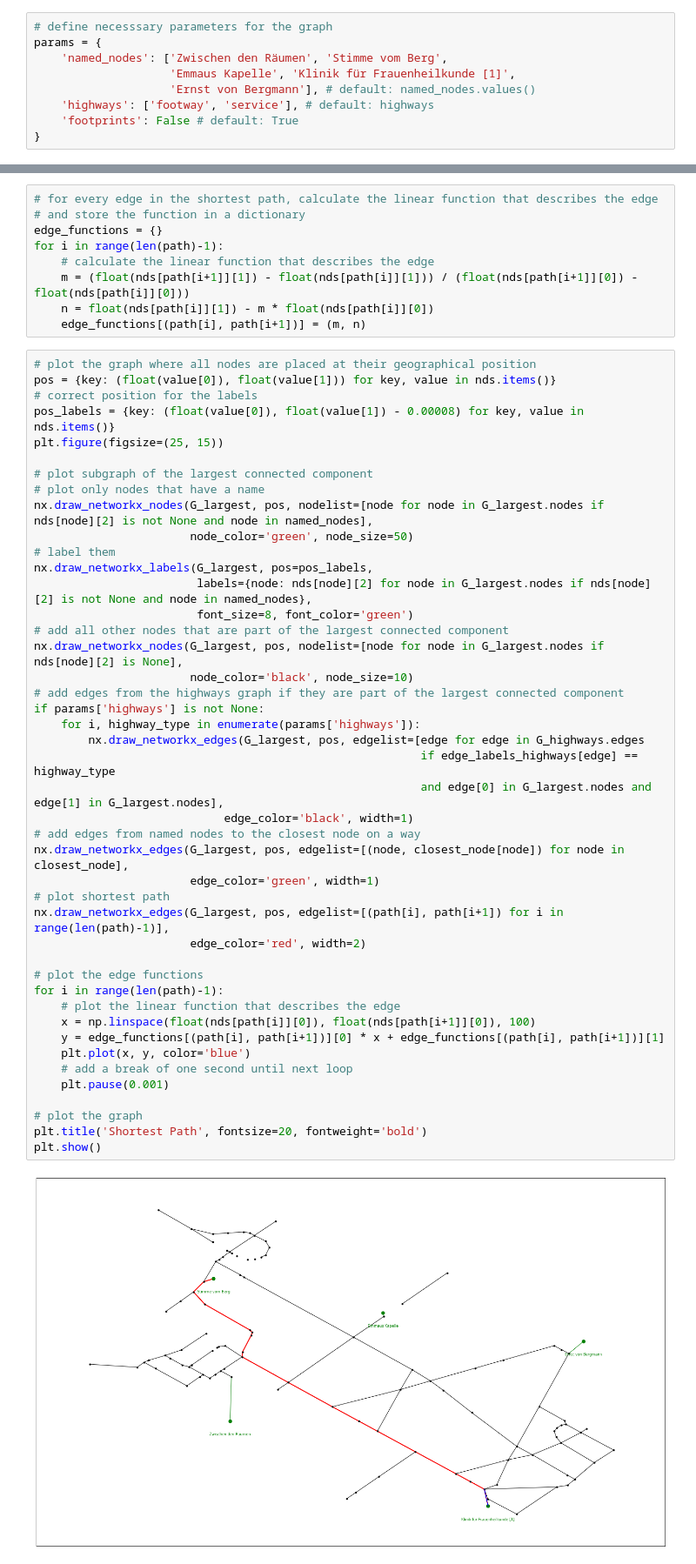
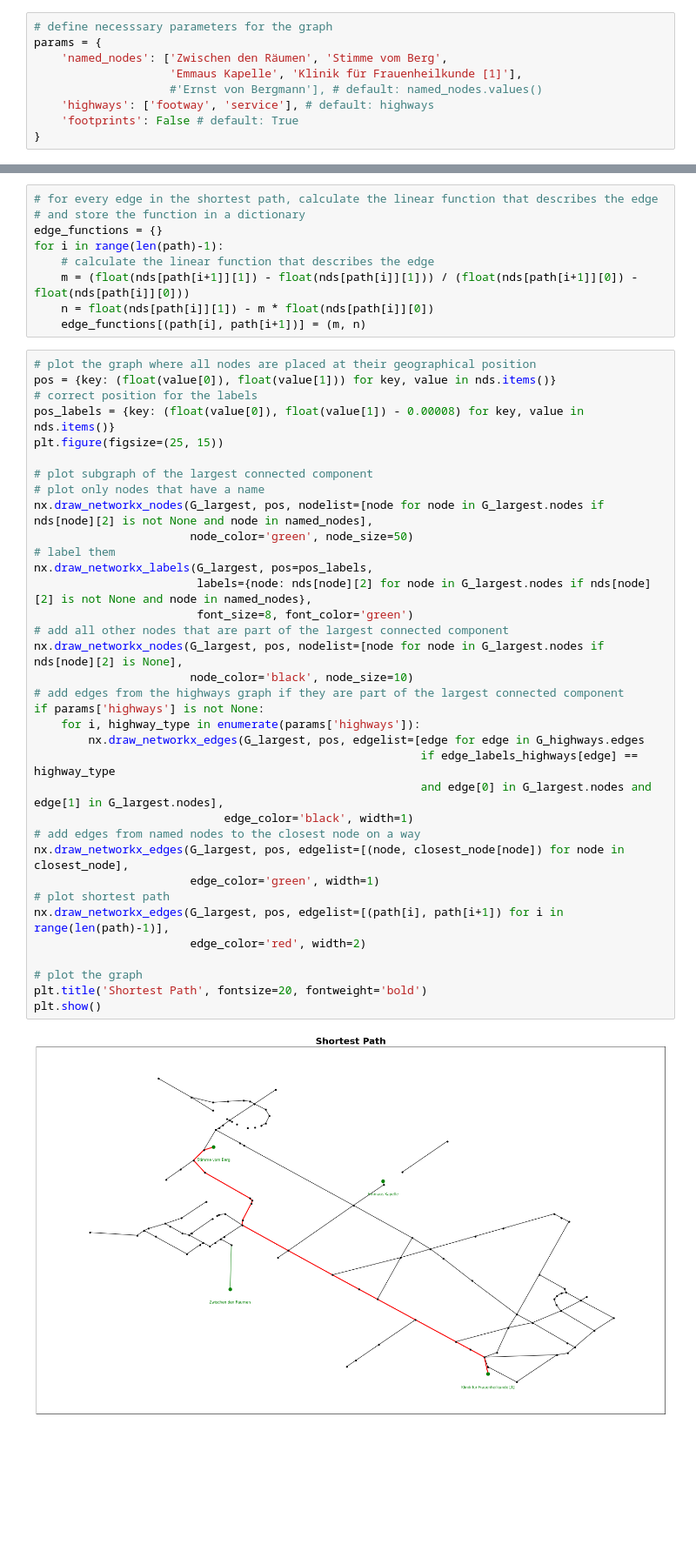
Before and after one commit to Dacian22/Medicar, a Jupyter notebook: Playground_Arved/UH_Freiburg_network.ipynb, the cells around one changed output, grey strips where cells are left out. Shown at 87% size. Saved outputs shown, nothing was run; the diff lists cells and outputs as text; blank space fills up the shorter version.

Commit message:
UPDATED: Reduced number of special nodes

```diff
--- a/Playground_Arved/UH_Freiburg_network.ipynb
+++ b/Playground_Arved/UH_Freiburg_network.ipynb
@@ -123,8 +123,8 @@ tbd: create edges out of relations and plot them
 # define necesssary parameters for the graph
 params = {
     'named_nodes': ['Zwischen den Räumen', 'Stimme vom Berg',
-                    'Emmaus Kapelle', 'Klinik für Frauenheilkunde [1]',
-                    'Ernst von Bergmann'], # default: named_nodes.values()
+                    'Emmaus Kapelle', 'Klinik für Frauenheilkunde [1]'],
+                    #'Ernst von Bergmann'], # default: named_nodes.values()
     'highways': ['footway', 'service'], # default: highways
     'footprints': False # default: True
 }
@@ -412,40 +412,31 @@ plt.figure(figsize=(25, 15))
 
 # plot subgraph of the largest connected component
 # plot only nodes that have a name
 nx.draw_networkx_nodes(G_largest, pos, nodelist=[node for node in G_largest.nodes if nds[node][2] is not None and node in named_nodes],
                        node_color='green', node_size=50)
 # label them
 nx.draw_networkx_labels(G_largest, pos=pos_labels,
                         labels={node: nds[node][2] for node in G_largest.nodes if nds[node][2] is not None and node in named_nodes},
                         font_size=8, font_color='green')
 # add all other nodes that are part of the largest connected component
 nx.draw_networkx_nodes(G_largest, pos, nodelist=[node for node in G_largest.nodes if nds[node][2] is None],
                        node_color='black', node_size=10)
 # add edges from the highways graph if they are part of the largest connected component
 if params['highways'] is not None:
     for i, highway_type in enumerate(params['highways']):
         nx.draw_networkx_edges(G_largest, pos, edgelist=[edge for edge in G_highways.edges
                                                          if edge_labels_highways[edge] == highway_type
                                                          and edge[0] in G_largest.nodes and edge[1] in G_largest.nodes],
                             edge_color='black', width=1)
 # add edges from named nodes to the closest node on a way
 nx.draw_networkx_edges(G_largest, pos, edgelist=[(node, closest_node[node]) for node in closest_node],
                        edge_color='green', width=1)
 # plot shortest path
 nx.draw_networkx_edges(G_largest, pos, edgelist=[(path[i], path[i+1]) for i in range(len(path)-1)],
                        edge_color='red', width=2)
 
-# plot the edge functions
-for i in range(len(path)-1):
-    # plot the linear function that describes the edge
-    x = np.linspace(float(nds[path[i]][0]), float(nds[path[i+1]][0]), 100)
-    y = edge_functions[(path[i], path[i+1])][0] * x + edge_functions[(path[i], path[i+1])][1]
-    plt.plot(x, y, color='blue')
-    # add a break of one second until next loop
-    plt.pause(0.001)
-
 # plot the graph
 plt.title('Shortest Path', fontsize=20, fontweight='bold')
 plt.show()
 # %% [output]
-[figure, old version]
+[figure, new version]
```
Also changed, not shown: parts of 5 cells of this notebook.
